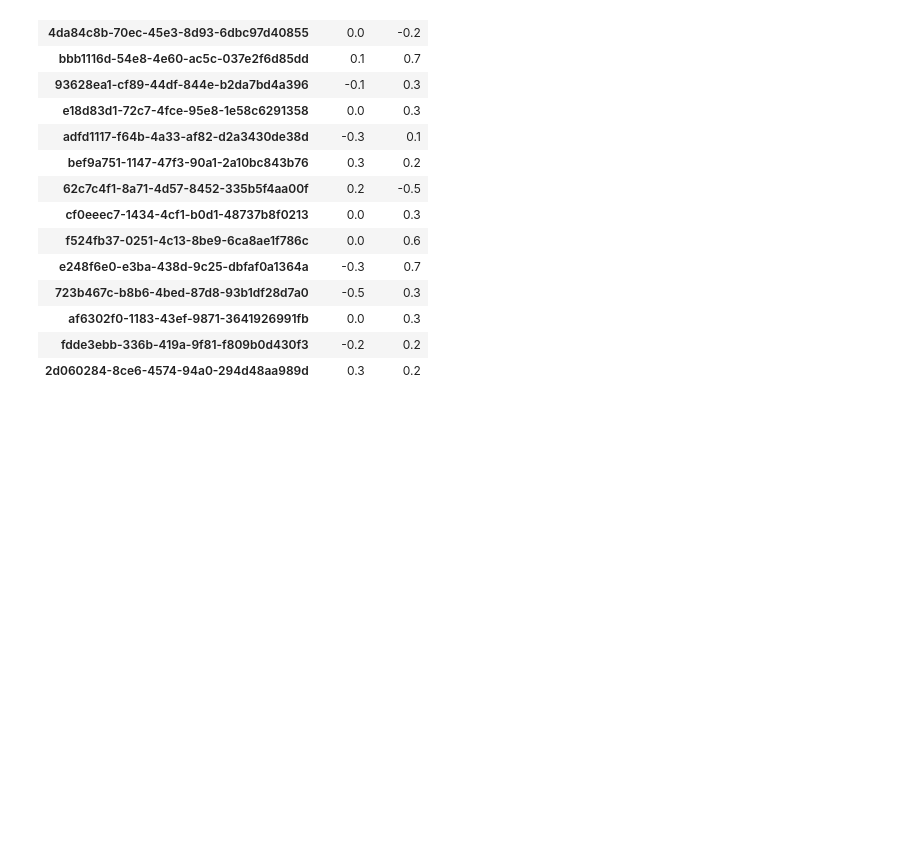
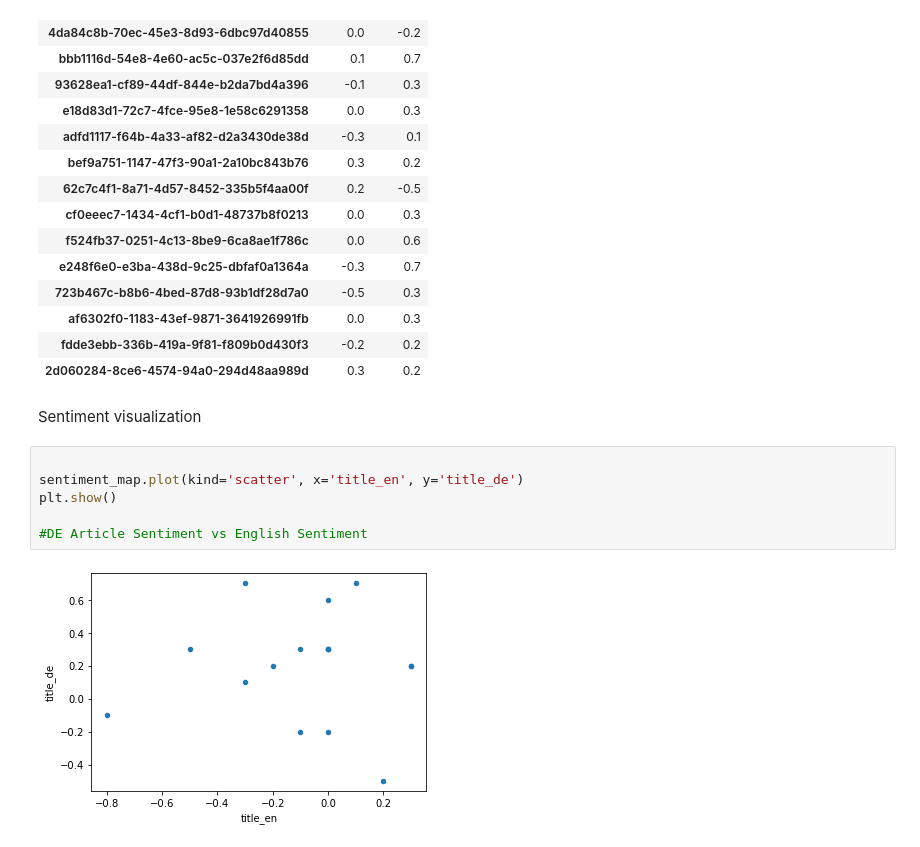
Before and after one commit to inegodin/sample-gcp-nlp-flask, a Jupyter notebook: reference_python/Headline_Fetcher-grahame.ipynb, the cells around one changed output. Drawn from its saved outputs; the diff is of its cells as text; blank space fills up the shorter version.

```diff
--- a/reference_python/Headline_Fetcher-grahame.ipynb
+++ b/reference_python/Headline_Fetcher-grahame.ipynb
@@ -117,3 +122,13 @@ sentiment_map
 | af6302f0-1183-43ef-9871-3641926991fb | 0.0 | 0.3 |
 | fdde3ebb-336b-419a-9f81-f809b0d430f3 | -0.2 | 0.2 |
 | 2d060284-8ce6-4574-94a0-294d48aa989d | 0.3 | 0.2 |
+# %% [markdown]
+Sentiment visualization
+# %%
+
+sentiment_map.plot(kind='scatter', x='title_en', y='title_de')
+plt.show()
+
+#DE Article Sentiment vs English Sentiment
+# %% [output]
+[figure, added]
```
Also changed, not shown: parts of 3 cells of this notebook.
